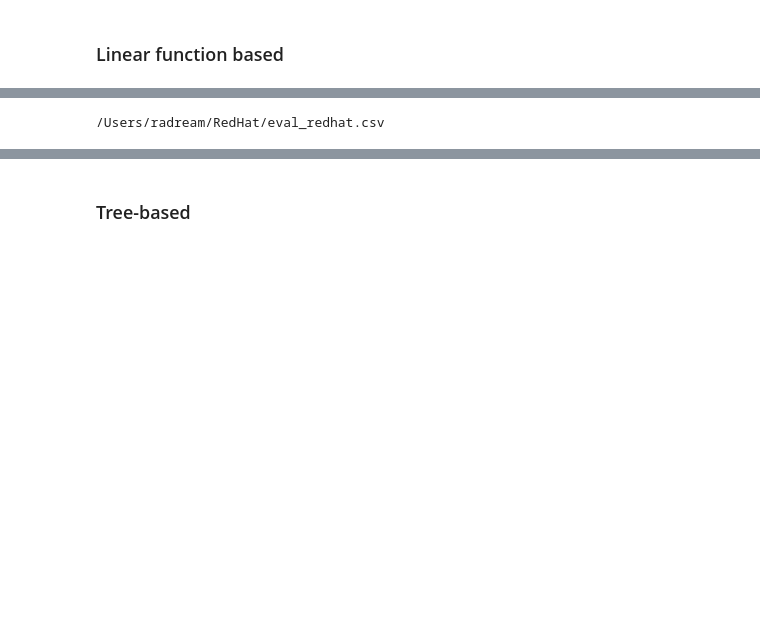
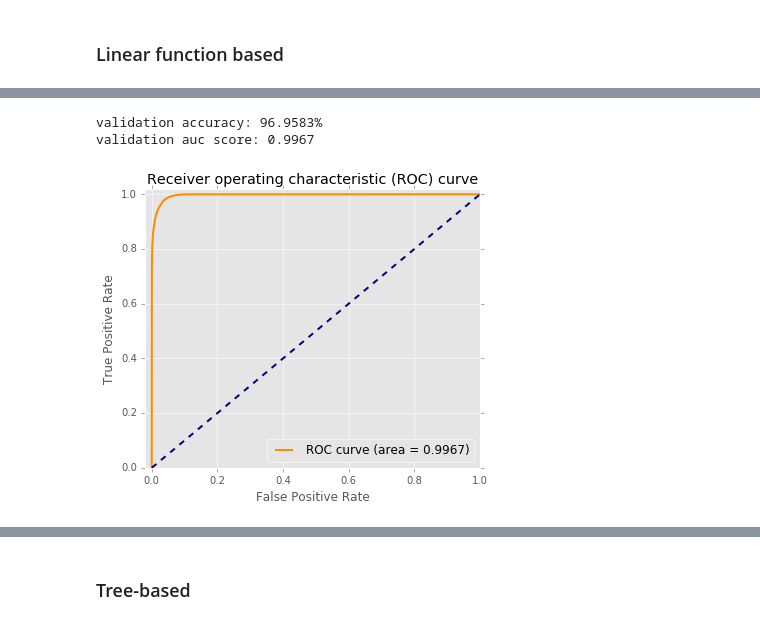
Before and after one commit to yurayli/kaggle-redhat, a Jupyter notebook: redHat_xgb.ipynb, the cells around one changed output, grey strips where cells are left out. Saved outputs shown, nothing was run; the diff lists cells and outputs as text; code cells hidden in the pictures; blank space fills up the shorter version.

```diff
--- a/redHat_xgb.ipynb
+++ b/redHat_xgb.ipynb
@@ -205,0 +192,3 @@ for category in X.columns:
+# %%
+X_test = X_test.drop('outcome', axis=1)
+X['outcome'].mean()
@@ -278,10 +258,13 @@ early_stopping_rounds = 15
+# %%
+param = {'nthread':4, 'silent':1, 'objective':'binary:logistic', 'eval_metric':'auc', 'booster':'gblinear',
+         'eta':0.2, 'alpha': 0., 'lambda':0.2, 'seed':0}
+watchlist  = [(dtrain,'train'), (dval,'validation')]
+early_stopping_rounds = 5
+num_round = 100
 # %%
-print "Start training..."
-t0 = time()
-metricRecords = AucCall(0.)
-bst = xgb.train(param, dtrain, num_round, watchlist,
-                early_stopping_rounds=early_stopping_rounds, callbacks=[metricRecords])
-print "\nTraining complete!"
-print "Elapsed time: %.2f seconds." %(time()-t0)
+%%time
+print("Start training...")
+bst = xgb.train(param, dtrain, num_round, watchlist, early_stopping_rounds=early_stopping_rounds)
+# test auc: 0.9806
 # %% [output]
 Start training...
@@ -304,12 +286,0 @@ Elapsed time: 99.19 seconds.
-# %%
-from IPython.lib.display import FileLink
-
-best = xgb.Booster(param)
-best.load_model('./best_redhat.model')
-ypred = best.predict(dtest)
-output = pd.DataFrame({ 'activity_id': act_id, 'outcome': ypred })
-output.head()
-output.to_csv('eval_redhat.csv', index=False)
-FileLink('eval_redhat.csv')
-# %% [output]
-/Users/radream/RedHat/eval_redhat.csv
@@ -315,0 +291,28 @@ FileLink('eval_redhat.csv')
+# %%
+from sklearn.metrics import roc_auc_score
+from sklearn.metrics import roc_curve
+
+pred_val = bst.predict(dval)
+val_score = roc_auc_score(y_val, pred_val)
+fpr, tpr, thresholds = roc_curve(y_val, pred_val)
+# %%
+print('validation accuracy: %.4f%%' % (np.mean((pred_val>=0.5).astype(int) == y_val)*100))
+print('validation auc score: %.4f' % val_score)
+# %% [output]
+validation accuracy: 96.9583%
+validation auc score: 0.9967
+# %%
+plt.figure(figsize=(6,5))
+plt.plot(fpr, tpr, color='darkorange',
+         lw=2, label='ROC curve (area = %0.4f)' % val_score)
+plt.plot([0, 1], [0, 1], color='navy', lw=2, linestyle='--')
+plt.xlim([-0.02, 1.0])
+plt.ylim([0.0, 1.02])
+plt.xlabel('False Positive Rate')
+plt.ylabel('True Positive Rate')
+plt.title('Receiver operating characteristic (ROC) curve')
+plt.legend(loc="lower right")
+#plt.axis('tight')
+plt.show()
+# %% [output]
+[figure, added]
```
Also changed, not shown: parts of 35 cells of this notebook, 15 other files.
